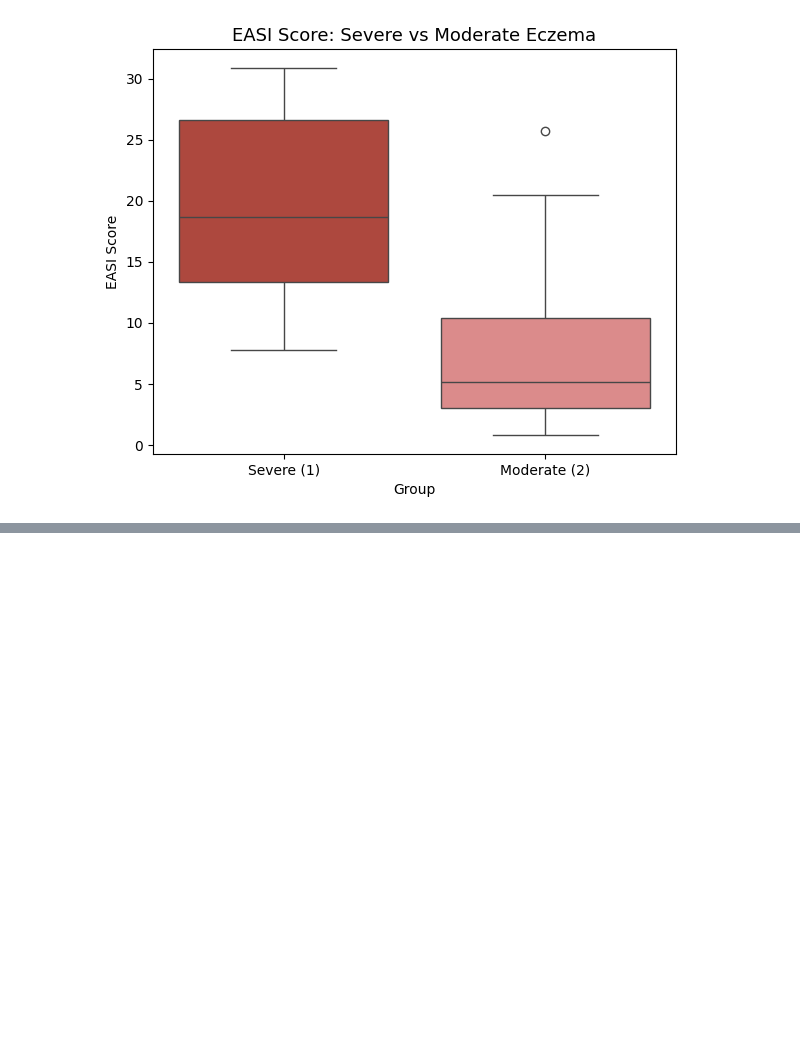
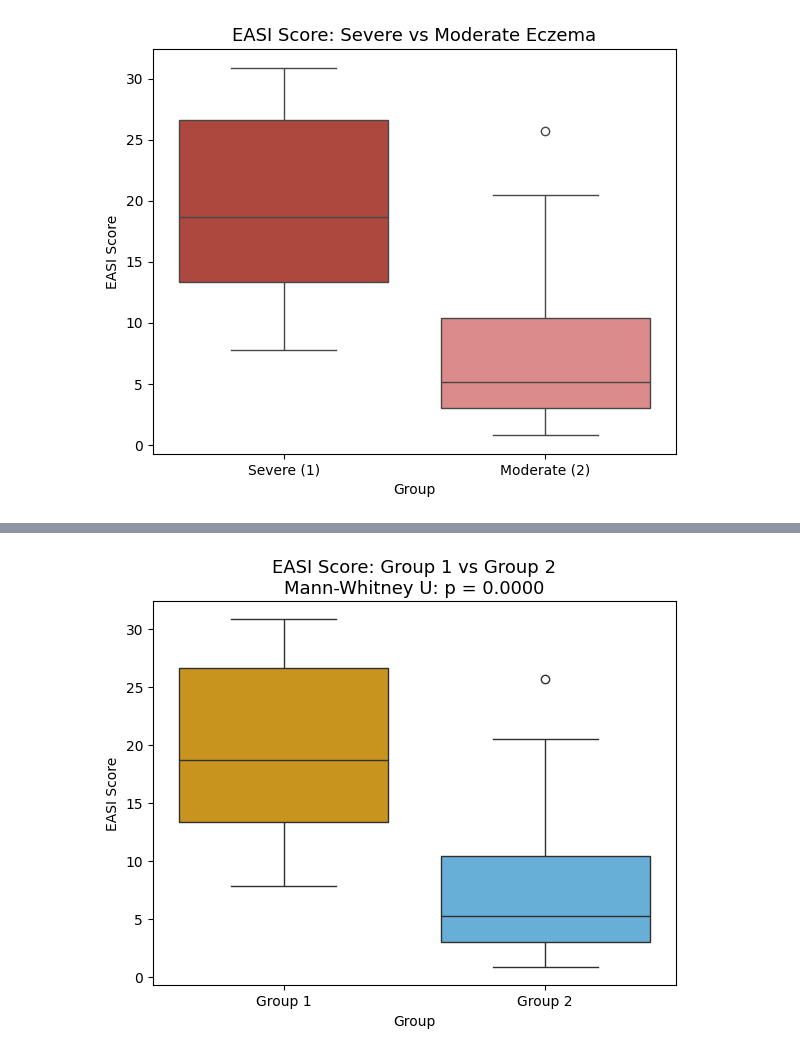
Before and after one commit to ryadl14/Mind_and_Skin, a Jupyter notebook: scripts/baseline_comparison.ipynb, the cells around one changed output, grey strips where cells are left out. Cells and saved outputs as stored; diff of their text form; code cells hidden in the pictures; blank space fills up the shorter version.

```diff
--- a/scripts/baseline_comparison.ipynb
+++ b/scripts/baseline_comparison.ipynb
@@ -202,0 +427,23 @@ plt.show()
+# %%
+eczema = df[df['group_label'].isin(['Group 1', 'Group 2'])].copy()
+eczema['EASI'] = pd.to_numeric(eczema['EASI'], errors='coerce')
+
+fig, ax = plt.subplots(figsize=(6, 5))
+
+sns.boxplot(
+    data=eczema, x='group_label', y='EASI',
+    order=['Group 1', 'Group 2'],
+    hue='group_label', palette=GROUP_COLOURS,
+    hue_order=['Group 1', 'Group 2'], legend=False, ax=ax
+)
+
+ax.set_title(
+    f'EASI Score: Group 1 vs Group 2\nMann-Whitney U: p = {easi_p:.4f}',
+    fontsize=13
+)
+ax.set_xlabel('Group')
+ax.set_ylabel('EASI Score')
+plt.tight_layout()
+plt.show()
+# %% [output]
+[figure, added]
```
Also changed, not shown: parts of 7 cells of this notebook.
